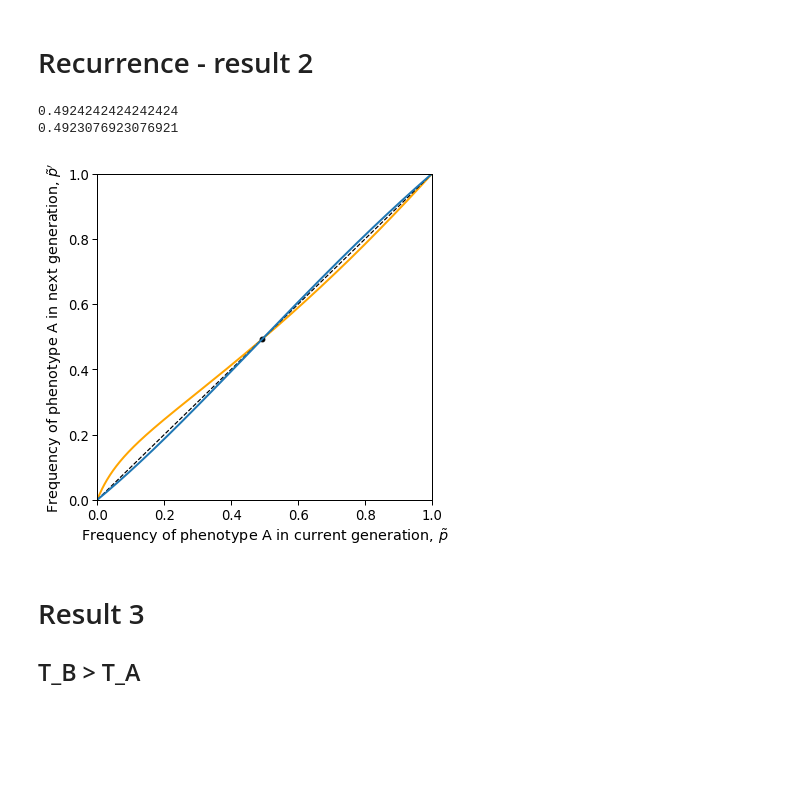
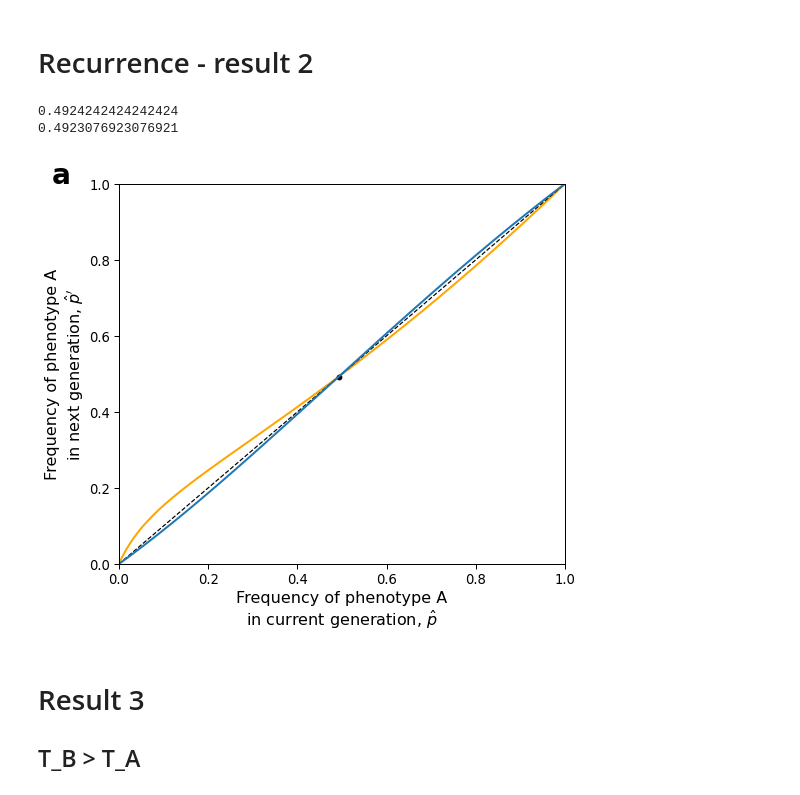
Before and after one commit to yoavram-lab/CulturalCooperation, a Jupyter notebook: ms/figures.ipynb, the cells around one changed output. Drawn from its saved outputs; the diff is of its cells as text; code cells hidden in the pictures; blank space fills up the shorter version.

Commit message:
Unify figure 2,5 to figure 4

```diff
--- a/ms/figures.ipynb
+++ b/ms/figures.ipynb
@@ -187,37 +187,40 @@ def p_parents_function(p):
     return p_parents
 
 p_equilibrium = (c*(1-T_B)-α*b*T_A-(T_A-T_B))/(b*(1-α)*(T_A-T_B))
 print(p_equilibrium)
 
 p = np.arange(0, 1, 0.001)
 p_tag = p_parents_function(p)
 
-fig, ax = plt.subplots(figsize=(6, 6))
+fig, ax = plt.subplots(figsize=(8, 7))
 ax.plot(p, p_tag, color="orange", linewidth=2)
 ax.plot(p, p, 'k--')
 #plt.plot(β3/β1, β3/β1, "ko", label = r'$\tilde{p}^*$')
-ax.set_xlabel(r'Frequency of phenotype A in current generation, $\tilde{p}$')
-ax.set_ylabel(r"Frequency of phenotype A in next generation, $\tilde{p}'$")
+ax.set_xlabel(r'Frequency of phenotype A' + "\n" + r"in current generation, $\hat{p}$", fontsize = 16)
+ax.set_ylabel(r"Frequency of phenotype A" + "\n" + r"in next generation, $\hat{p}'$", fontsize = 16)
 ax.set_ylim(0, 1)
 ax.set_xlim(0, 1)
 
 
 b=1.3
 c = 0.904
 T_A = 0.5
 T_B = 0.1
 α = 0.4
 p_equilibrium = (c*(1-T_B)-α*b*T_A-(T_A-T_B))/(b*(1-α)*(T_A-T_B))
 print(p_equilibrium)
 plt.plot(p_equilibrium, p_equilibrium, "ko", label = r'$\tilde{p}^*$')
+ax.text(-0.15, 1, 'a', fontdict=dict(fontsize=28, weight='bold'))
+
+
 
 p_tag = p_parents_function(p)
 ax.plot(p, p_tag, linewidth = 2)
 fig.savefig('Figures/coexistence_without_oblique.pdf')
 # %% [output]
 0.4924242424242424
 0.4923076923076921
-[figure, old version]
+[figure, new version]
 # %% [markdown]
 # Result 3
 ## T_B > T_A
```
Also changed, not shown: parts of 1 cell of this notebook, 3 other files.
